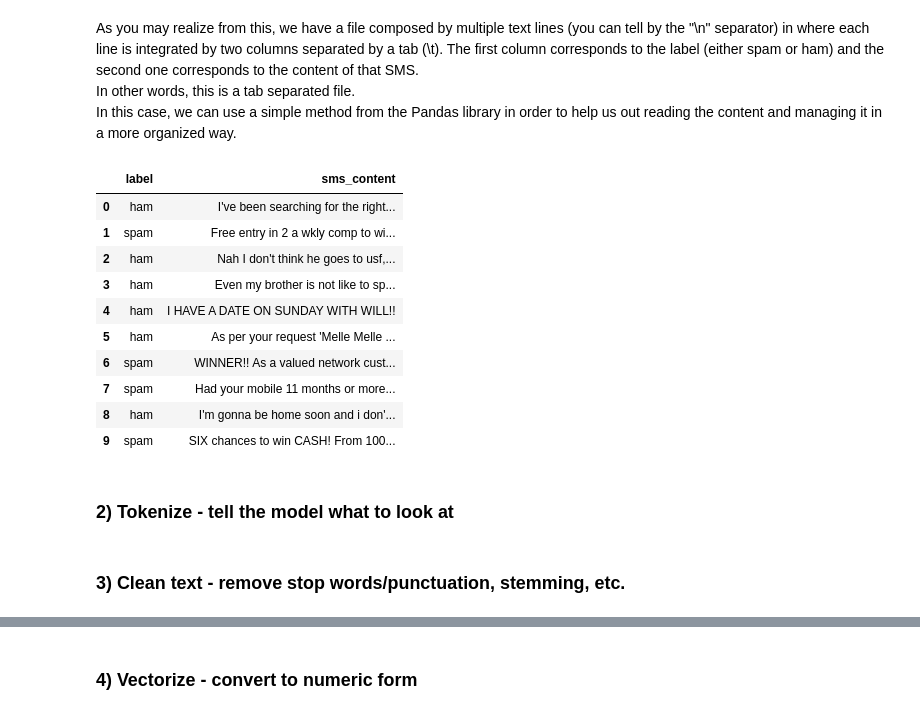
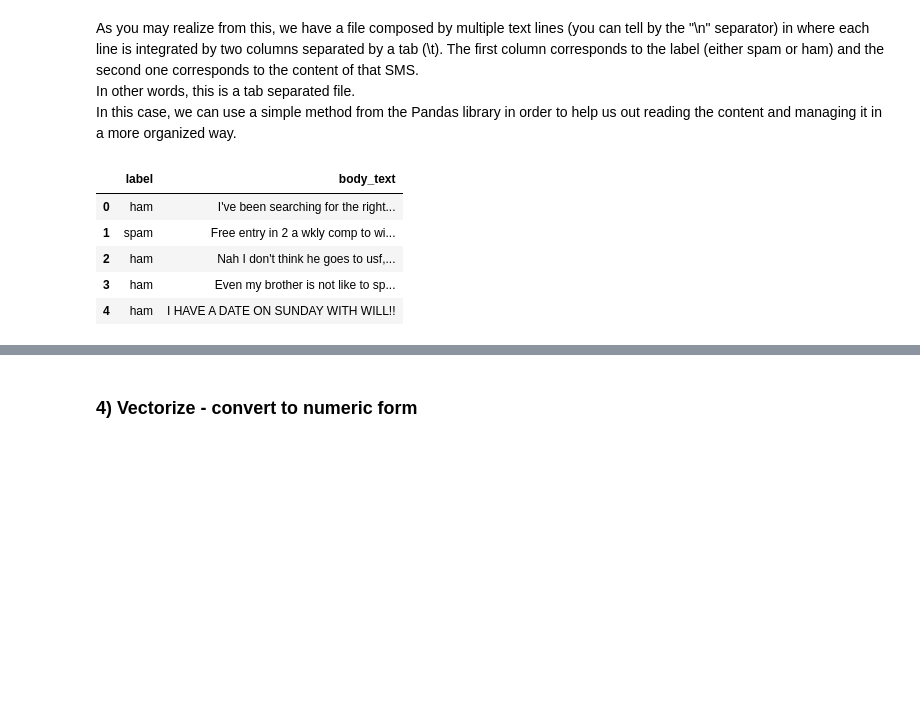
Before and after one commit to lucasalvarezlacasa/SpamFilterDetector, a Jupyter notebook: SpamFilterDetector.ipynb, the cells around one changed output, grey strips where cells are left out. Saved outputs shown, nothing was run; the diff lists cells and outputs as text; code cells hidden in the pictures; blank space fills up the shorter version.

Commit message:
Adding Text reading and processing

```diff
--- a/SpamFilterDetector.ipynb
+++ b/SpamFilterDetector.ipynb
@@ -24,25 +24,19 @@ As you may realize from this, we have a file composed by multiple text lines (yo
 # %%
 # Read the content of the file with Pandas.
 import pandas as pd
+# I wanna see at most 100 characters on each column
+pd.set_option("display.max_colwidth", 100)
 
 # A couple of tricks here, our file is not a comma separated file, it's a tab separated file, that's why we need to pass
 # in the separator. On the other hand, we use header equals to None in order to indicate that there's no header column
-dataset = pd.read_csv("SMSSpamCollection.tsv", sep="\t", header=None, names=["label", "sms_content"])
+data = pd.read_csv("SMSSpamCollection.tsv", sep="\t", header=None, names=["label", "body_text"])
 
-dataset.head(10)
+# By default head will display us the first 5 rows, we can set as a parameter how many we want to see
+data.head()
 # %% [output]
-|  | label | sms_content |
+|  | label | body_text |
 | 0 | ham | I've been searching for the right... |
 | 1 | spam | Free entry in 2 a wkly comp to wi... |
 | 2 | ham | Nah I don't think he goes to usf,... |
 | 3 | ham | Even my brother is not like to sp... |
 | 4 | ham | I HAVE A DATE ON SUNDAY WITH WILL!! |
-| 5 | ham | As per your request 'Melle Melle ... |
-| 6 | spam | WINNER!! As a valued network cust... |
-| 7 | spam | Had your mobile 11 months or more... |
-| 8 | ham | I'm gonna be home soon and i don'... |
-| 9 | spam | SIX chances to win CASH! From 100... |
-# %% [markdown]
-### 2) Tokenize - tell the model what to look at
-# %% [markdown]
-### 3) Clean text - remove stop words/punctuation, stemming, etc.
```
Also changed, not shown: parts of 13 cells of this notebook.
